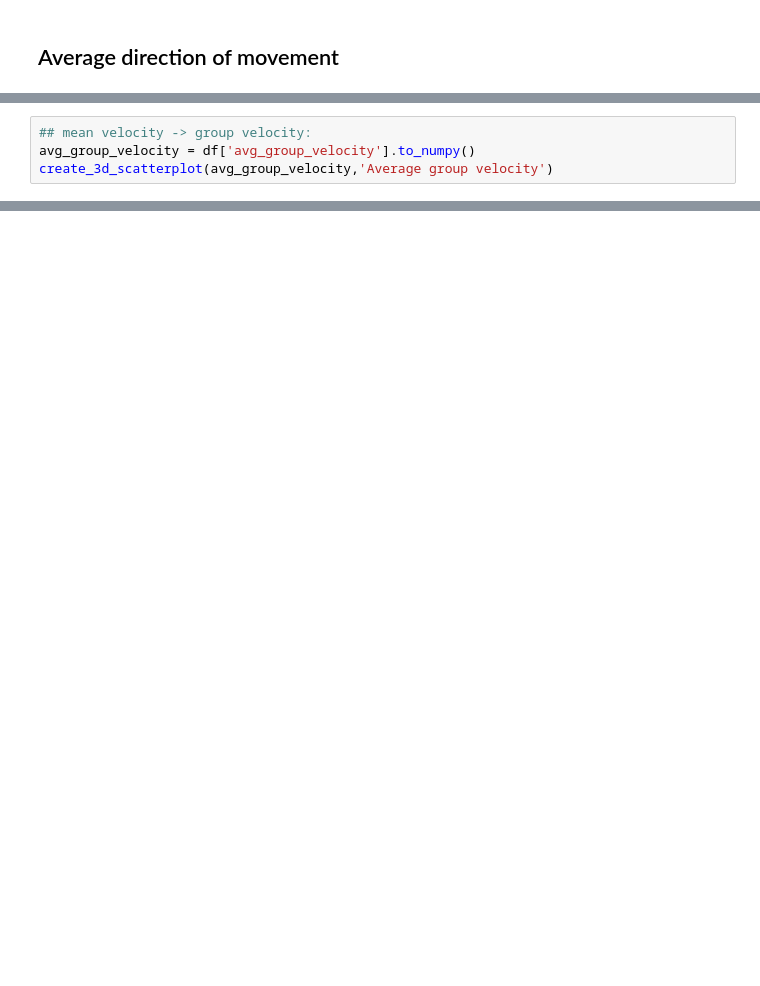
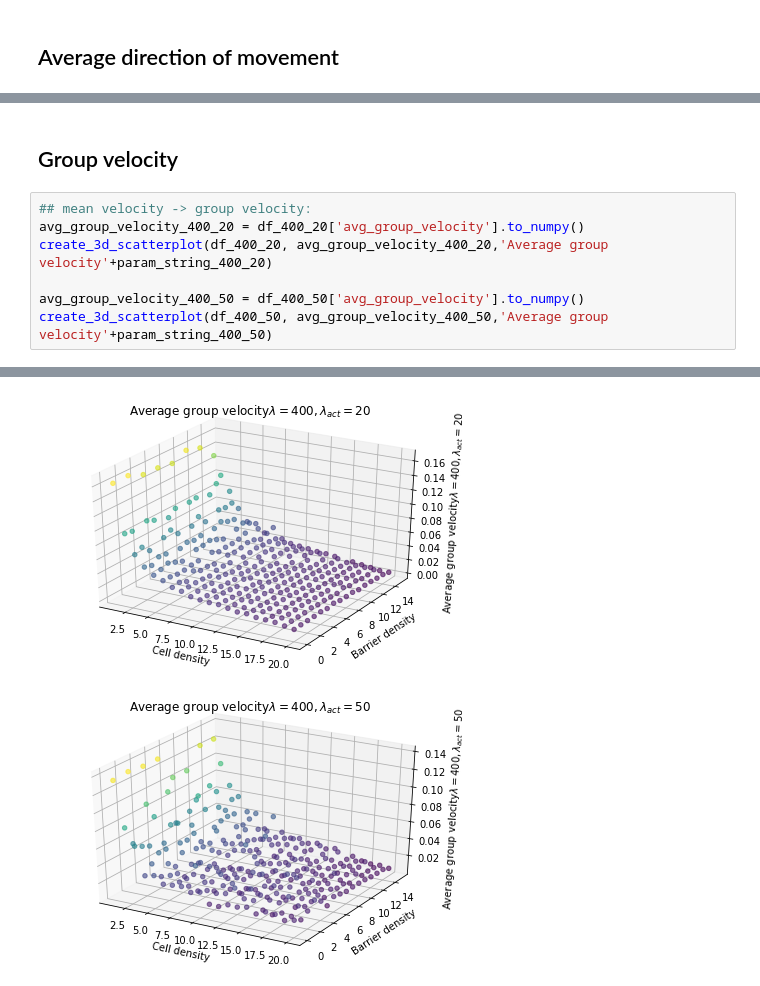
Before and after one commit to DavidLeeftink/NaturalComputing2021, a Jupyter notebook: Assignment_4/js/sim_results/results_analysis.ipynb, the cells around one changed output, grey strips where cells are left out. Cells and saved outputs as stored; diff of their text form; blank space fills up the shorter version.

```diff
--- a/Assignment_4/js/sim_results/results_analysis.ipynb
+++ b/Assignment_4/js/sim_results/results_analysis.ipynb
@@ -55,5 +82,10 @@ create_3d_scatterplot(mean_angles)
+# %% [markdown]
+## Group velocity
 # %%
 ## mean velocity -> group velocity:
-avg_group_velocity = df['avg_group_velocity'].to_numpy()
-create_3d_scatterplot(avg_group_velocity,'Average group velocity')
+avg_group_velocity_400_20 = df_400_20['avg_group_velocity'].to_numpy()
+create_3d_scatterplot(df_400_20, avg_group_velocity_400_20,'Average group velocity'+param_string_400_20)
+
+avg_group_velocity_400_50 = df_400_50['avg_group_velocity'].to_numpy()
+create_3d_scatterplot(df_400_50, avg_group_velocity_400_50,'Average group velocity'+param_string_400_50)
 # %% [output]
@@ -61,0 +92,2 @@ create_3d_scatterplot(avg_group_velocity,'Average group velocity')
+[figure, added]
+[figure, added]
```
Also changed, not shown: parts of 11 cells of this notebook.
